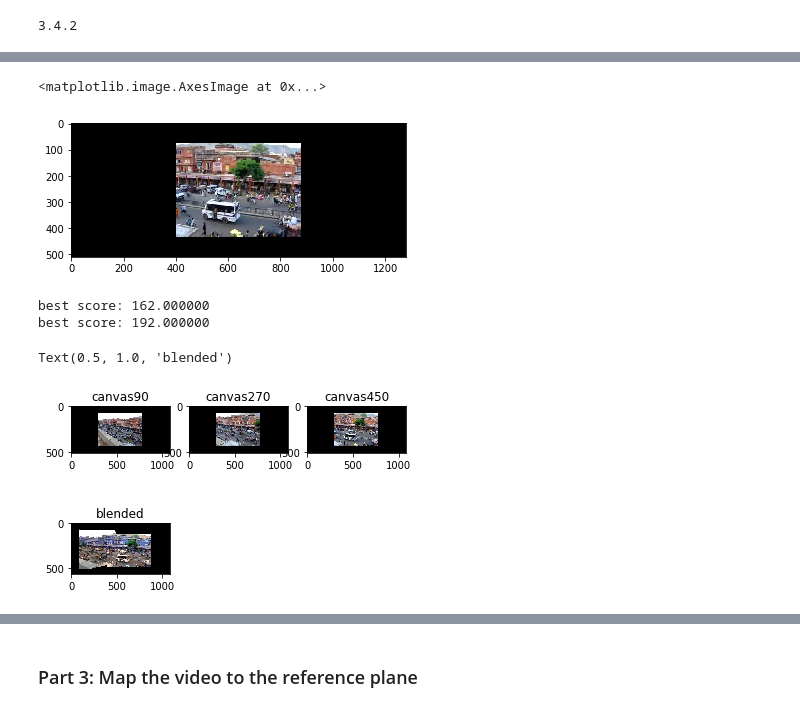
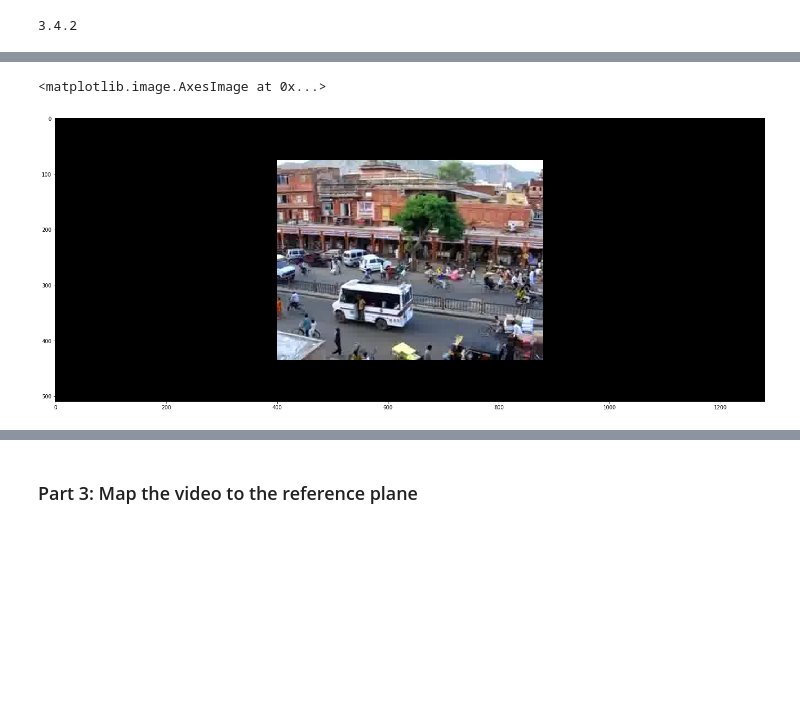
Before and after one commit to brs191/illinois, a Jupyter notebook: ComputationalPhotography/VideoStitchingProcessing/Project_5.ipynb, the cells around one changed output, grey strips where cells are left out. Saved outputs shown, nothing was run; the diff lists cells and outputs as text; code cells hidden in the pictures; blank space fills up the shorter version.

```diff
--- a/ComputationalPhotography/VideoStitchingProcessing/Project_5.ipynb
+++ b/ComputationalPhotography/VideoStitchingProcessing/Project_5.ipynb
@@ -244,94 +248,19 @@ import numpy as np
 # %%
 # create a canvas for reference image, by placing reference image in the center of the canvas.
 img = cv2.cvtColor(cv2.imread('./images/input/frames/f0450.jpg'), cv2.COLOR_BGR2RGB)
 # img = cv2.cvtColor(cv2.imread('./images/input/frames/f0270.jpg'), cv2.COLOR_BGR2RGB)
 canvas_height = 510
 canvas_width = 1280
 reference_450 = np.zeros((canvas_height, canvas_width, 3), 'uint8')
 img_w = img.shape[1]
 img_h = img.shape[0]
 
 x_offset = int(canvas_height/2 - (img_h/2))
 y_offset = int((canvas_width/2)-(img_w/2))
 reference_450[x_offset:x_offset+img.shape[0], y_offset:y_offset+img.shape[1]] = img
 
-plt.figure()
+plt.figure(figsize=(40,10))
 plt.imshow(reference_450)
 # %% [output]
 <matplotlib.image.AxesImage at 0x...>
-[figure, old version]
+[figure, new version]
-# %%
-#step 1 Generate canvas
-img_90 = cv2.cvtColor(cv2.imread('./images/input/frames/f0090.jpg'), cv2.COLOR_BGR2RGB)
-canvas_height = 510
-canvas_width = 1080
-canvas_90 = np.zeros((canvas_height, canvas_width, 3), 'uint8')
-img_w = img_90.shape[1]
-img_h = img_90.shape[0]
-
-x_offset = int(canvas_height/2 - (img_h/2))
-y_offset = int((canvas_width/2)-(img_w/2))
-canvas_90[x_offset:x_offset+img_h, y_offset:y_offset+img_w] = img_90
-
-fig = plt.figure()
-ax1 = fig.add_subplot(231)
-plt.imshow(canvas_90)
-plt.title("canvas90")
-
-img_270 = cv2.cvtColor(cv2.imread('./images/input/frames/f0270.jpg'), cv2.COLOR_BGR2RGB)
-canvas_height = 510
-canvas_width = 1080
-canvas_270 = np.zeros((canvas_height, canvas_width, 3), 'uint8')
-img_w = img_270.shape[1]
-img_h = img_270.shape[0]
-
-x_offset = int(canvas_height/2 - (img_h/2))
-y_offset = int((canvas_width/2)-(img_w/2))
-canvas_270[x_offset:x_offset+img_h, y_offset:y_offset+img_w] = img_270
-
-ax2 = fig.add_subplot(232)
-plt.imshow(canvas_270)
-plt.title("canvas270")
-
-img_450 = cv2.cvtColor(cv2.imread('./images/input/frames/f0450.jpg'), cv2.COLOR_BGR2RGB)
-canvas_height = 510
-canvas_width = 1080
-canvas_450 = np.zeros((canvas_height, canvas_width, 3), 'uint8')
-img_w = img_450.shape[1]
-img_h = img_450.shape[0]
-
-x_offset = int(canvas_height/2 - (img_h/2))
-y_offset = int((canvas_width/2)-(img_w/2))
-canvas_450[x_offset:x_offset+img_h, y_offset:y_offset+img_w] = img_450
-
-ax3 = fig.add_subplot(233)
-plt.imshow(canvas_450)
-plt.title("canvas450")
-
-# step 2 generate homography on the canvas
-H_90 = auto_homography(canvas_270, canvas_450, computeHomography)
-H_270 = auto_homography(canvas_90, canvas_270, computeHomography)
-sourceHomography = H_90
-refHomography = np.identity(3)
-projectedSource = cv2.warpPerspective(canvas_90, np.matmul(H_90, H_270), (projectedWidth, projectedHeight))
-projectedReference = cv2.warpPerspective(canvas_450, refHomography, (projectedWidth, projectedHeight))
-
-blendedOutput = utils.blendImages(projectedSource, projectedReference)
-canvas_height = 560
-canvas_width = 1080
-blended_canvas = np.zeros((canvas_height, canvas_width, 3), 'uint8')
-img_w = blendedOutput.shape[1]
-img_h = blendedOutput.shape[0]
-
-x_offset = int(canvas_height/2 - (img_h/2))
-y_offset = int((canvas_width/2)-(img_w/2))
-
-blended_canvas[x_offset:x_offset+img_h, y_offset:y_offset+img_w] = blendedOutput
-ax4 = fig.add_subplot(234)
-plt.imshow(cv2.cvtColor(blended_canvas, cv2.COLOR_BGR2RGB))
-plt.title('blended')
-# %% [output]
-best score: 162.000000
-best score: 192.000000
-Text(0.5, 1.0, 'blended')
-[figure, removed]
```
Also changed, not shown: parts of 12 cells of this notebook.
